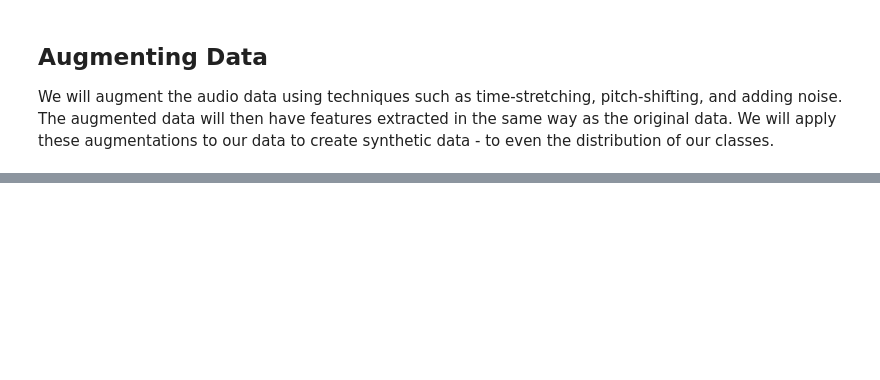
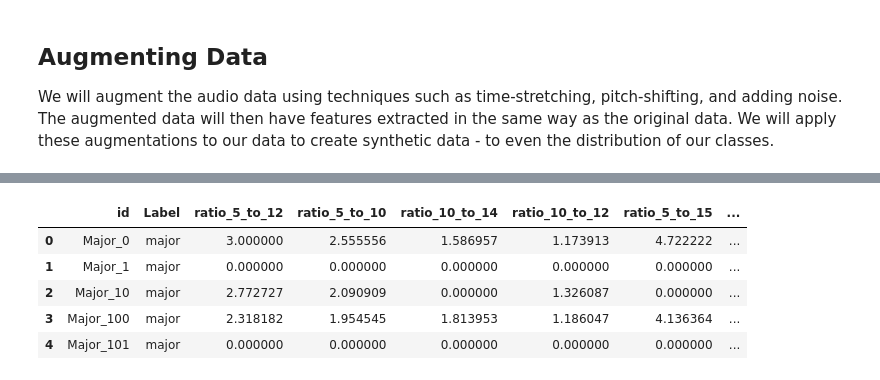
Before and after one commit to woodenikki/chord-classification, a Jupyter notebook: final_notebook.ipynb, the cells around one changed output, grey strips where cells are left out. Cells and saved outputs as stored; diff of their text form; code cells hidden in the pictures; blank space fills up the shorter version.

```diff
--- a/final_notebook.ipynb
+++ b/final_notebook.ipynb
@@ -491,13 +429,12 @@ def extract_features_from_signals(data, feature_toggles):
 # %%
 # Feature Toggles for Augmented Data
 feature_toggles = {
-    'chroma': True,
-    'mfcc': True,
-    'spectral_centroid': True,
-    'zero_crossing_rate': True,
+    'chroma': False,
+    'mfcc': False,
+    'spectral_centroid': False,
+    'zero_crossing_rate': False,
     'harmonics': True,
-    'mel_spectrogram': True,
-    'harmonic_ratios': True
+    'mel_spectrogram': False
 }
 
 # Extract Features for Augmented Data
@@ -506,8 +443,12 @@ augmented_features_df = extract_features_from_signals(file_data, feature_toggles
 # Replace NaN values with 0 in augmented_features_df
 augmented_features_df.fillna(0, inplace=True)
 
+# Clean 'id' and 'Label' columns
+augmented_features_df['id'] = augmented_features_df['id'].str.replace('.wav', '', regex=False)
+augmented_features_df['Label'] = augmented_features_df['Label'].str.lower().str.strip()  # Ensure labels are lowercase and stripped of spaces
+
 # Display Resulting DataFrame
-print("Extracted Features DataFrame (Augmented Data):")
+print("Extracted Features DataFrame (Cleaned Augmented Data):")
 print(augmented_features_df.head())
 # %% [output]
 Error loading audio from C:\Users\Nik\Desktop\code\Flatiron\capstone\dataset\Audio_Files\Major\Major_285.wav:
@@ -692,0 +722,11 @@ for column in augmented_features_df.columns:
+# %%
+filtered_augmented_ratios_df = augmented_ratios_df[['id', 'Label'] + selected_features]
+
+filtered_augmented_ratios_df.head()
+# %% [output]
+|  | id | Label | ratio_5_to_12 | ratio_5_to_10 | ratio_10_to_14 | ratio_10_to_12 | ratio_5_to_15 | ... |
+| 0 | Major_0 | major | 3.000000 | 2.555556 | 1.586957 | 1.173913 | 4.722222 | ... |
+| 1 | Major_1 | major | 0.000000 | 0.000000 | 0.000000 | 0.000000 | 0.000000 | ... |
+| 2 | Major_10 | major | 2.772727 | 2.090909 | 0.000000 | 1.326087 | 0.000000 | ... |
+| 3 | Major_100 | major | 2.318182 | 1.954545 | 1.813953 | 1.186047 | 4.136364 | ... |
+| 4 | Major_101 | major | 0.000000 | 0.000000 | 0.000000 | 0.000000 | 0.000000 | ... |
```
Also changed, not shown: parts of 54 cells of this notebook, 1 other file.
